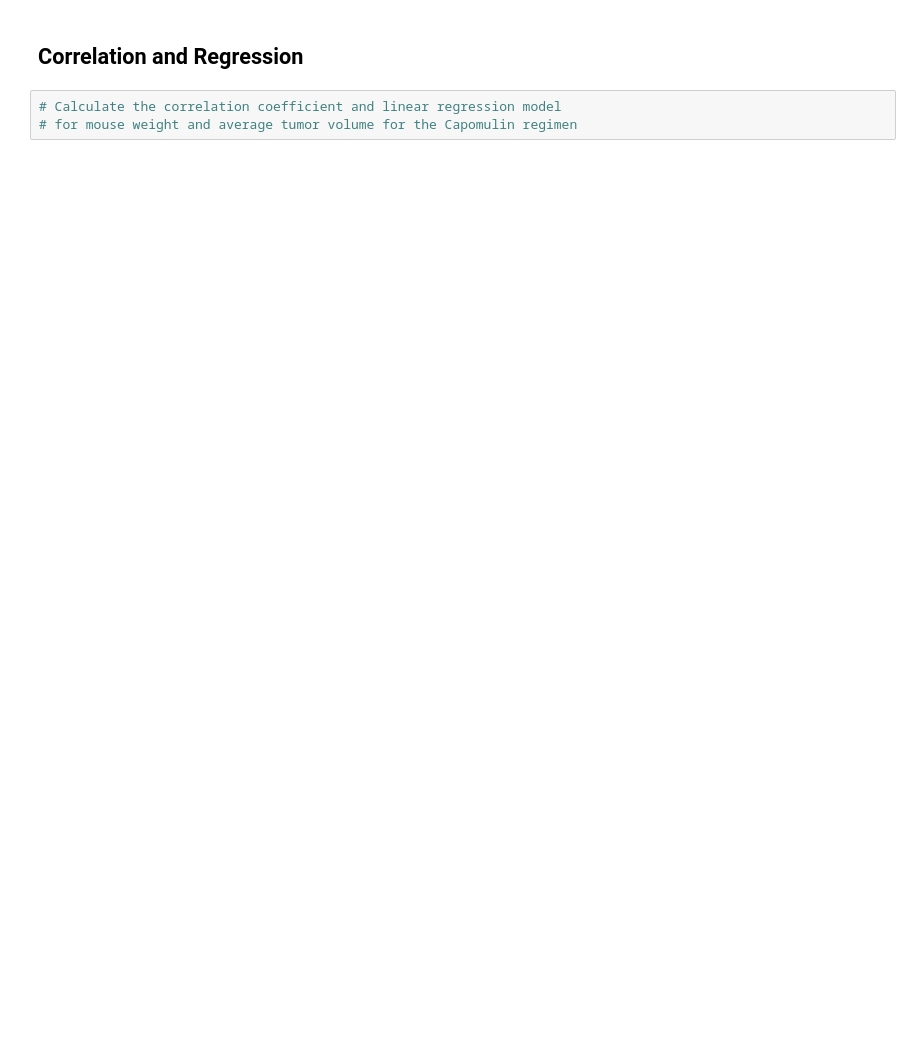
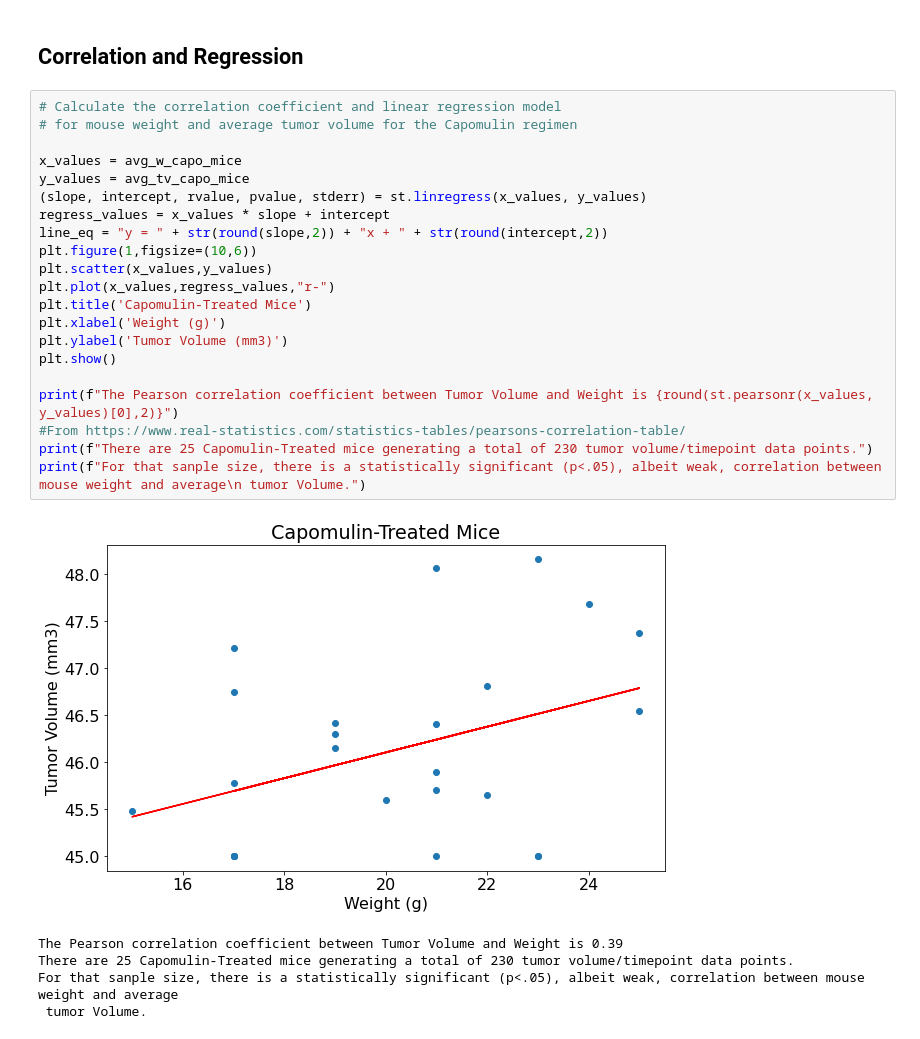
Before and after one commit to Fhern1954/Matplotlib_Homework, a Jupyter notebook: Pymaceuticals/pymaceuticals_starter.ipynb, the cells around one changed output. Saved outputs shown, nothing was run; the diff lists cells and outputs as text; blank space fills up the shorter version.

```diff
--- a/Pymaceuticals/pymaceuticals_starter.ipynb
+++ b/Pymaceuticals/pymaceuticals_starter.ipynb
@@ -382,5 +397,29 @@ plt.show()
 # %% [markdown]
 ## Correlation and Regression
-# %%
-# Calculate the correlation coefficient and linear regression model
-# for mouse weight and average tumor volume for the Capomulin regimen
+# %%
+# Calculate the correlation coefficient and linear regression model
+# for mouse weight and average tumor volume for the Capomulin regimen
+
+x_values = avg_w_capo_mice
+y_values = avg_tv_capo_mice
+(slope, intercept, rvalue, pvalue, stderr) = st.linregress(x_values, y_values)
+regress_values = x_values * slope + intercept
+line_eq = "y = " + str(round(slope,2)) + "x + " + str(round(intercept,2))
+plt.figure(1,figsize=(10,6))
+plt.scatter(x_values,y_values)
+plt.plot(x_values,regress_values,"r-")
+plt.title('Capomulin-Treated Mice')
+plt.xlabel('Weight (g)')
+plt.ylabel('Tumor Volume (mm3)')
+plt.show()
+
+print(f"The Pearson correlation coefficient between Tumor Volume and Weight is {round(st.pearsonr(x_values, y_values)[0],2)}")
+#From https://www.real-statistics.com/statistics-tables/pearsons-correlation-table/
+print(f"There are 25 Capomulin-Treated mice generating a total of 230 tumor volume/timepoint data points.")
+print(f"For that sanple size, there is a statistically significant (p<.05), albeit weak, correlation between mouse weight and average\n tumor Volume.")
+# %% [output]
+[figure, added]
+The Pearson correlation coefficient between Tumor Volume and Weight is 0.39
+There are 25 Capomulin-Treated mice generating a total of 230 tumor volume/timepoint data points.
+For that sanple size, there is a statistically significant (p<.05), albeit weak, correlation between mouse weight and average
+ tumor Volume.
```
Also changed, not shown: parts of 7 cells of this notebook.
